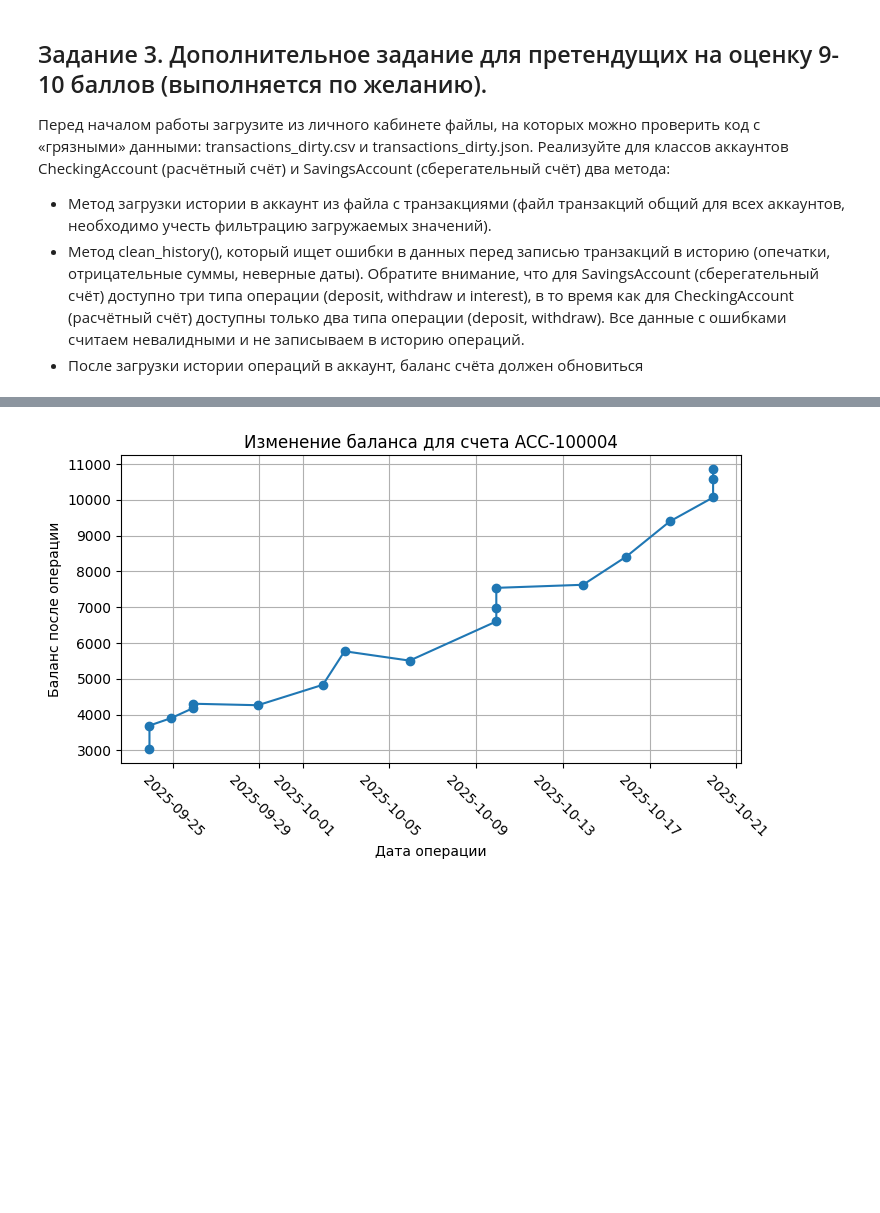
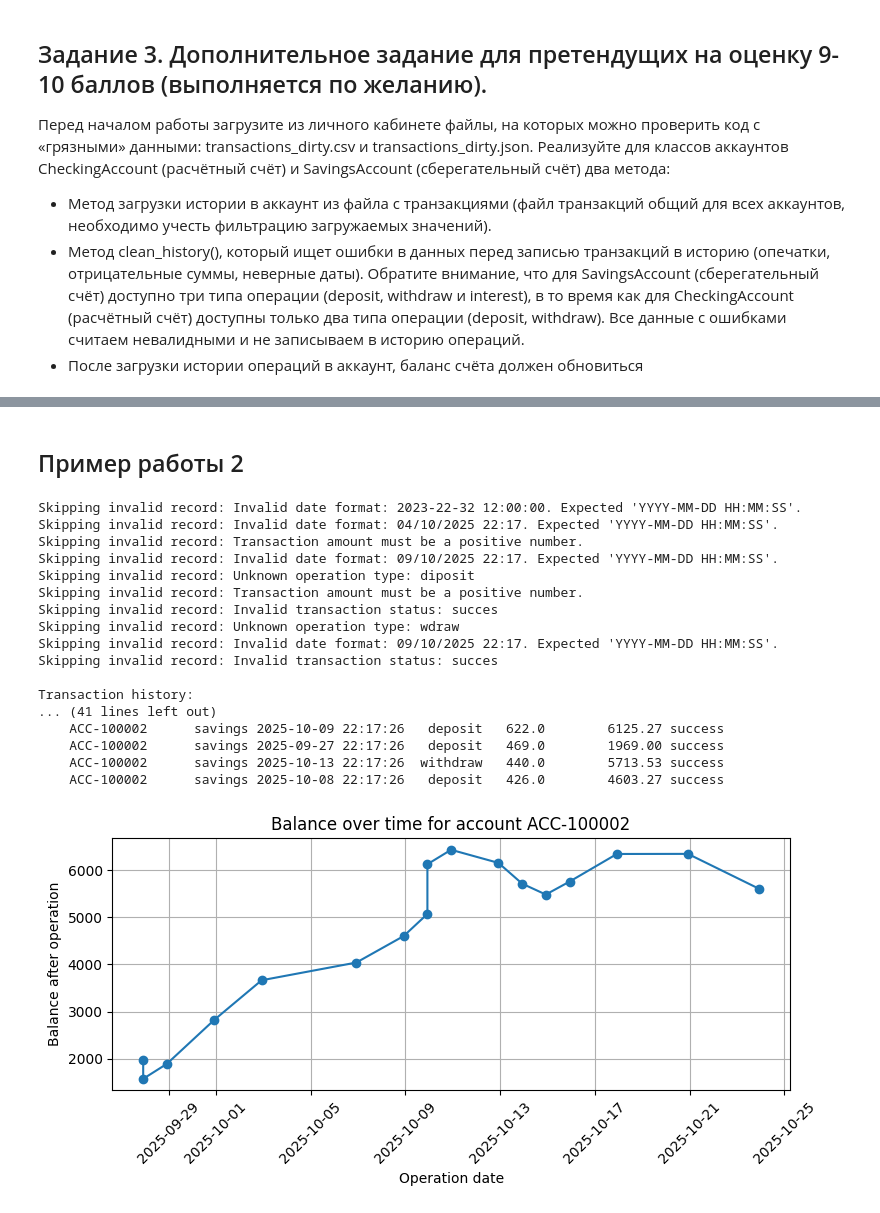
Before and after one commit to tdsergienko/Python-for-Data-Engineering, a Jupyter notebook: homework_5/solution.ipynb, the cells around one changed output, grey strips where cells are left out. Drawn from its saved outputs; the diff is of its cells as text; code cells hidden in the pictures; blank space fills up the shorter version.

```diff
--- a/homework_5/solution.ipynb
+++ b/homework_5/solution.ipynb
@@ -506,4 +539,36 @@ account_number account_type                date operation  amount  balance_after
-# %%
-acc.plot_histry()
-# %% [output]
-[figure, removed]
+# %% [markdown]
+## Пример работы 2
+# %%
+acc = SavingsAccount("Jean Doe", 0.0)
+acc.account_number = "ACC-100002"
+acc.from_csv(TRANSACTIONS_CSV)
+history = acc.get_history()
+
+print()
+print("Transaction history:")
+print(history)
+
+print()
+acc.analyze_history()
+
+print()
+acc.plot_history()
+# %% [output]
+Skipping invalid record: Invalid date format: 2023-22-32 12:00:00. Expected 'YYYY-MM-DD HH:MM:SS'.
+Skipping invalid record: Invalid date format: 04/10/2025 22:17. Expected 'YYYY-MM-DD HH:MM:SS'.
+Skipping invalid record: Transaction amount must be a positive number.
+Skipping invalid record: Invalid date format: 09/10/2025 22:17. Expected 'YYYY-MM-DD HH:MM:SS'.
+Skipping invalid record: Unknown operation type: diposit
+Skipping invalid record: Transaction amount must be a positive number.
+Skipping invalid record: Invalid transaction status: succes
+Skipping invalid record: Unknown operation type: wdraw
+Skipping invalid record: Invalid date format: 09/10/2025 22:17. Expected 'YYYY-MM-DD HH:MM:SS'.
+Skipping invalid record: Invalid transaction status: succes
+
+Transaction history:
+... (41 lines left out)
+    ACC-100002      savings 2025-10-09 22:17:26   deposit   622.0        6125.27 success
+    ACC-100002      savings 2025-09-27 22:17:26   deposit   469.0        1969.00 success
+    ACC-100002      savings 2025-10-13 22:17:26  withdraw   440.0        5713.53 success
+    ACC-100002      savings 2025-10-08 22:17:26   deposit   426.0        4603.27 success
+[figure, added]
```
Also changed, not shown: parts of 11 cells of this notebook.
